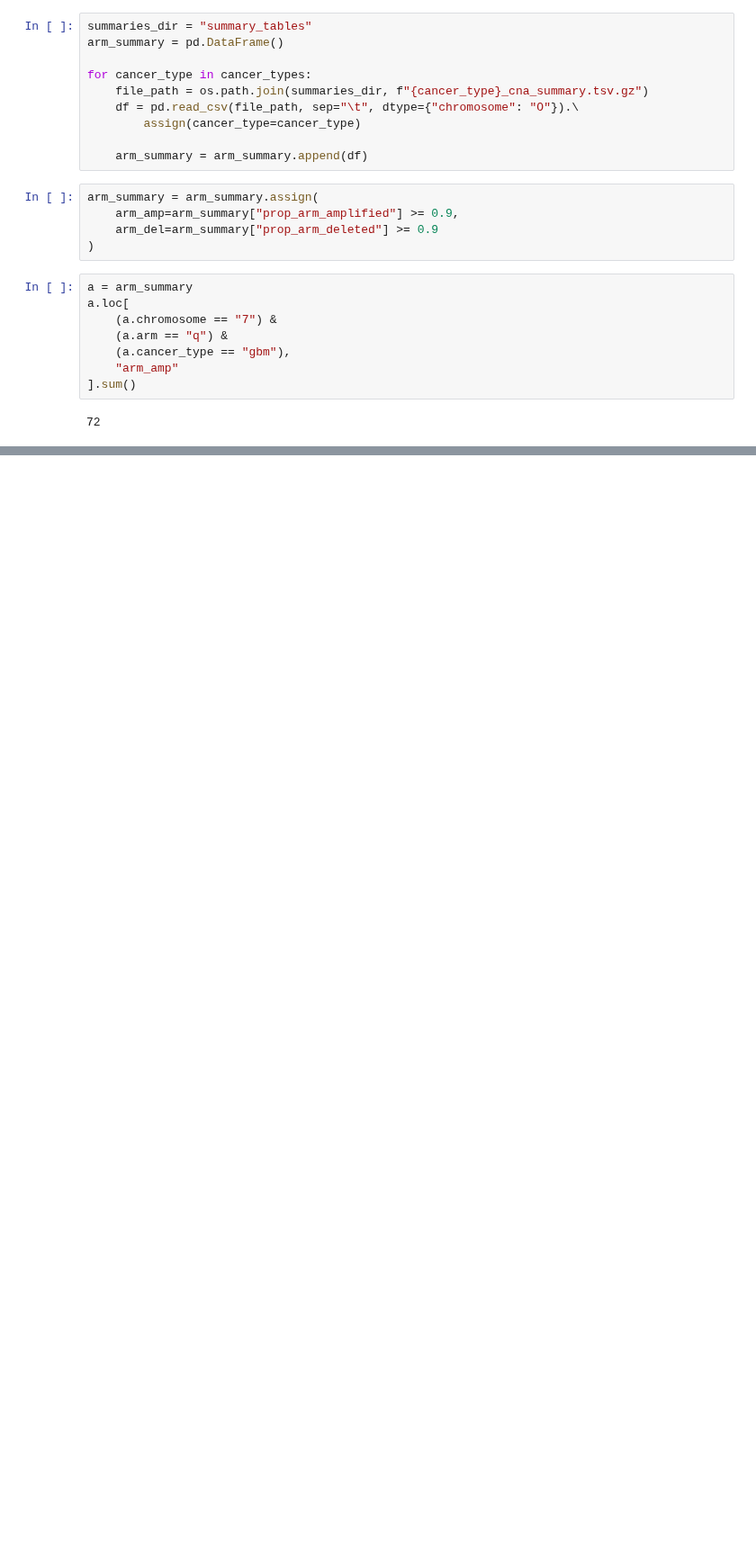
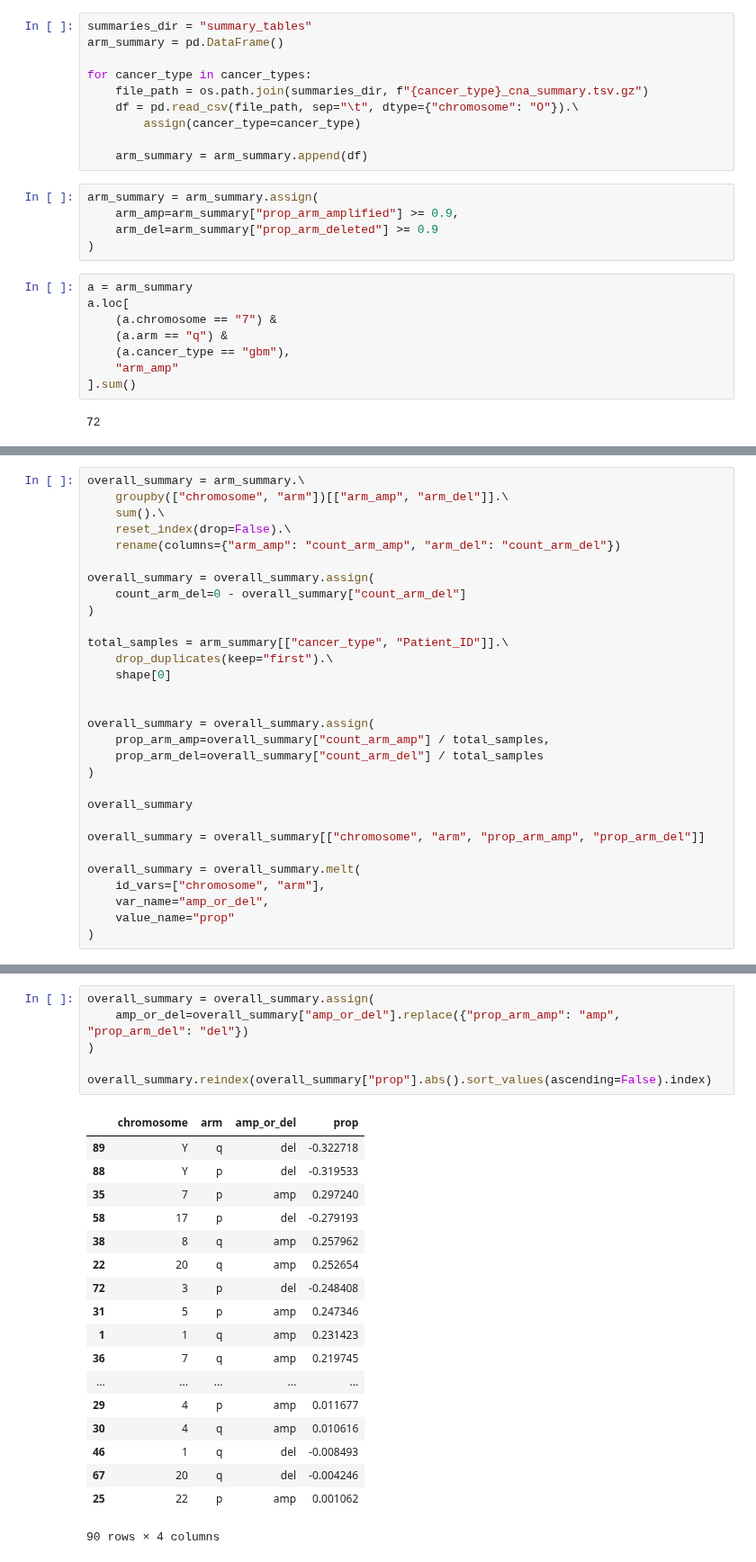
Before and after one commit to PayneLab/pancancerCNV, a Jupyter notebook: identify_arm_events/arm_level_counts_check.ipynb, the cells around one changed output, grey strips where cells are left out. Shown at 90% size. Cells and saved outputs as stored; diff of their text form; blank space fills up the shorter version.

Commit message:
Run first two steps of enrichment analysis

```diff
--- a/identify_arm_events/arm_level_counts_check.ipynb
+++ b/identify_arm_events/arm_level_counts_check.ipynb
@@ -124,0 +137,30 @@ alt.vconcat(
+# %%
+overall_summary = arm_summary.\
+    groupby(["chromosome", "arm"])[["arm_amp", "arm_del"]].\
+    sum().\
+    reset_index(drop=False).\
+    rename(columns={"arm_amp": "count_arm_amp", "arm_del": "count_arm_del"})
+
+overall_summary = overall_summary.assign(
+    count_arm_del=0 - overall_summary["count_arm_del"]
+)
+
+total_samples = arm_summary[["cancer_type", "Patient_ID"]].\
+    drop_duplicates(keep="first").\
+    shape[0]
+
+
+overall_summary = overall_summary.assign(
+    prop_arm_amp=overall_summary["count_arm_amp"] / total_samples,
+    prop_arm_del=overall_summary["count_arm_del"] / total_samples
+)
+
+overall_summary
+
+overall_summary = overall_summary[["chromosome", "arm", "prop_arm_amp", "prop_arm_del"]]
+
+overall_summary = overall_summary.melt(
+    id_vars=["chromosome", "arm"],
+    var_name="amp_or_del",
+    value_name="prop"
+)
@@ -124,0 +210,25 @@ alt.vconcat(
+# %%
+overall_summary = overall_summary.assign(
+    amp_or_del=overall_summary["amp_or_del"].replace({"prop_arm_amp": "amp", "prop_arm_del": "del"})
+)
+
+overall_summary.reindex(overall_summary["prop"].abs().sort_values(ascending=False).index)
+# %% [output]
+|  | chromosome | arm | amp_or_del | prop |
+| 89 | Y | q | del | -0.322718 |
+| 88 | Y | p | del | -0.319533 |
+| 35 | 7 | p | amp | 0.297240 |
+| 58 | 17 | p | del | -0.279193 |
+| 38 | 8 | q | amp | 0.257962 |
+| 22 | 20 | q | amp | 0.252654 |
+| 72 | 3 | p | del | -0.248408 |
+| 31 | 5 | p | amp | 0.247346 |
+| 1 | 1 | q | amp | 0.231423 |
+| 36 | 7 | q | amp | 0.219745 |
+| ... | ... | ... | ... | ... |
+| 29 | 4 | p | amp | 0.011677 |
+| 30 | 4 | q | amp | 0.010616 |
+| 46 | 1 | q | del | -0.008493 |
+| 67 | 20 | q | del | -0.004246 |
+| 25 | 22 | p | amp | 0.001062 |
+90 rows × 4 columns
```
Also changed, not shown: parts of 12 cells of this notebook, 11 other files.
